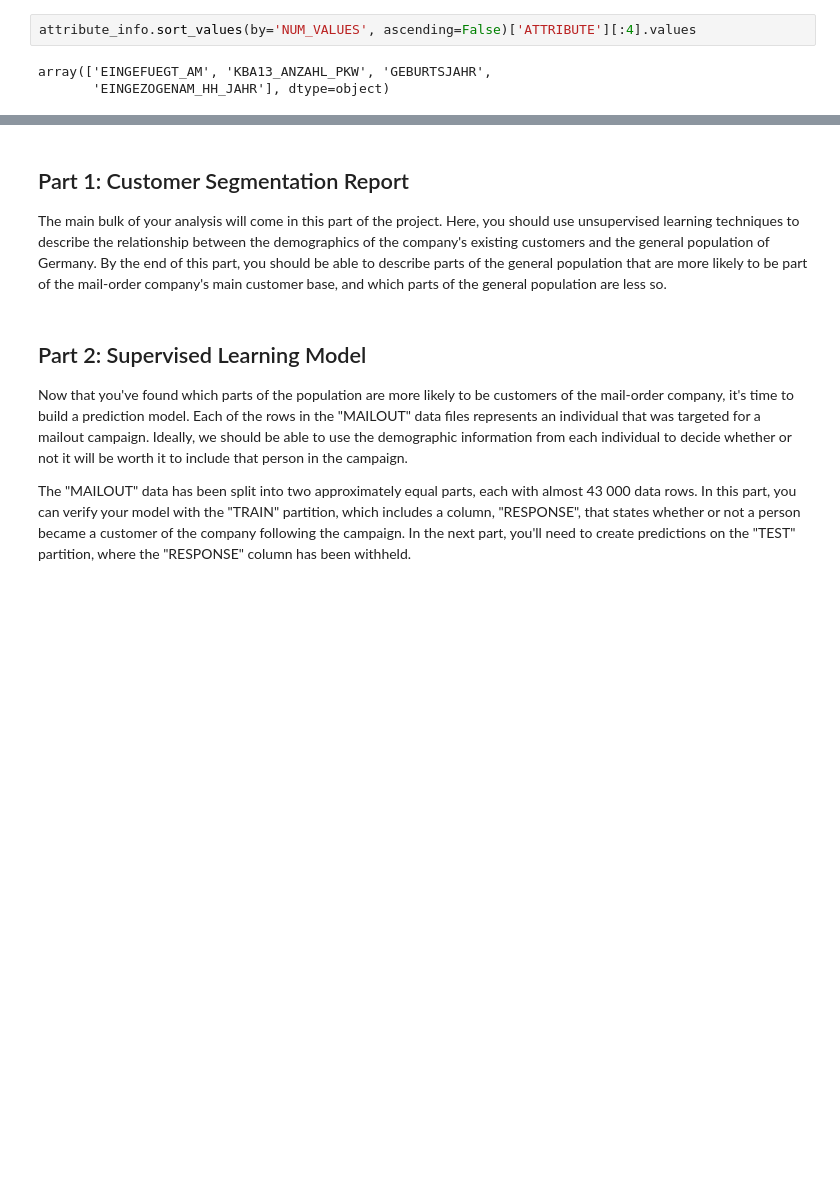
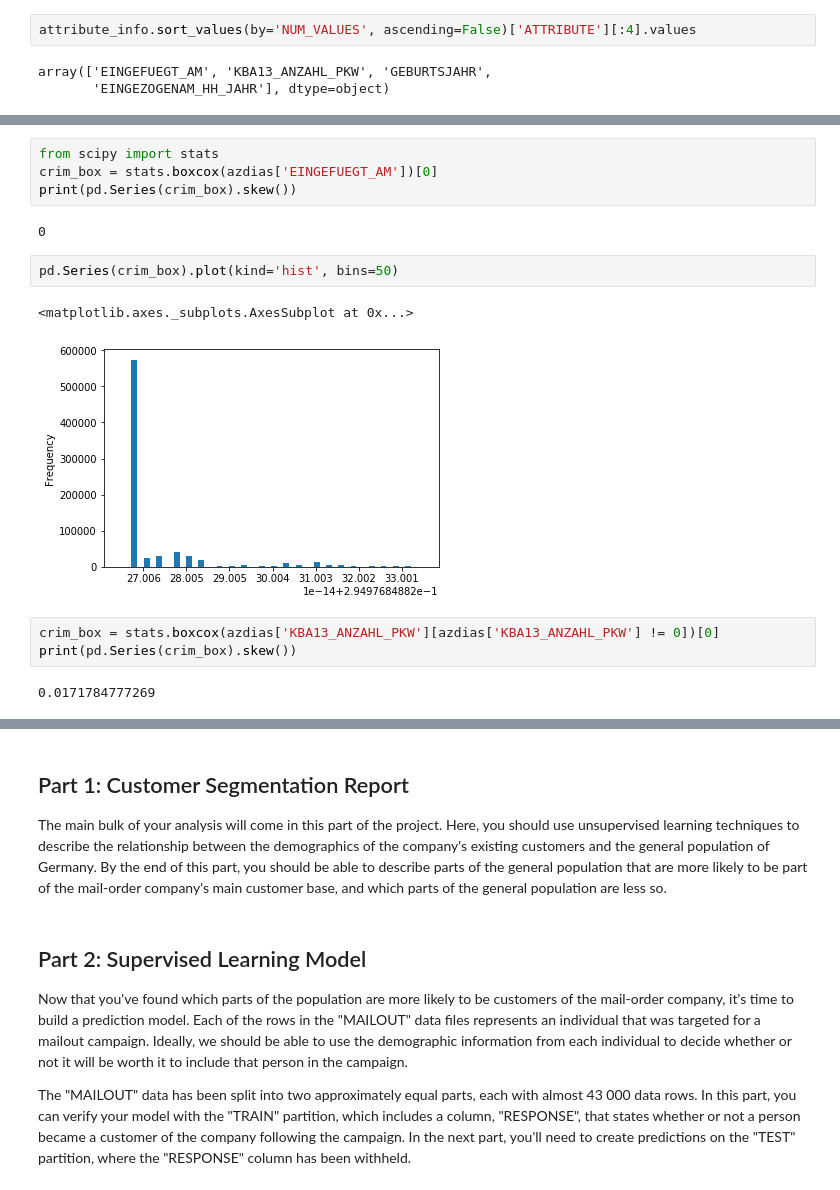
Before and after one commit to willacya/Bertelsmann-Arvato-Project, a Jupyter notebook: Arvato Project Workbook.ipynb, the cells around one changed output, grey strips where cells are left out. Cells and saved outputs as stored; diff of their text form; blank space fills up the shorter version.

```diff
--- a/Arvato Project Workbook.ipynb
+++ b/Arvato Project Workbook.ipynb
@@ -544,0 +557,16 @@ azdias['EINGEFUEGT_AM'].skew()
+# %%
+from scipy import stats
+crim_box = stats.boxcox(azdias['EINGEFUEGT_AM'])[0]
+print(pd.Series(crim_box).skew())
+# %% [output]
+0
+# %%
+pd.Series(crim_box).plot(kind='hist', bins=50)
+# %% [output]
+<matplotlib.axes._subplots.AxesSubplot at 0x...>
+[figure, added]
+# %%
+crim_box = stats.boxcox(azdias['KBA13_ANZAHL_PKW'][azdias['KBA13_ANZAHL_PKW'] != 0])[0]
+print(pd.Series(crim_box).skew())
+# %% [output]
+0.0171784777269
```
Also changed, not shown: parts of 12 cells of this notebook.
